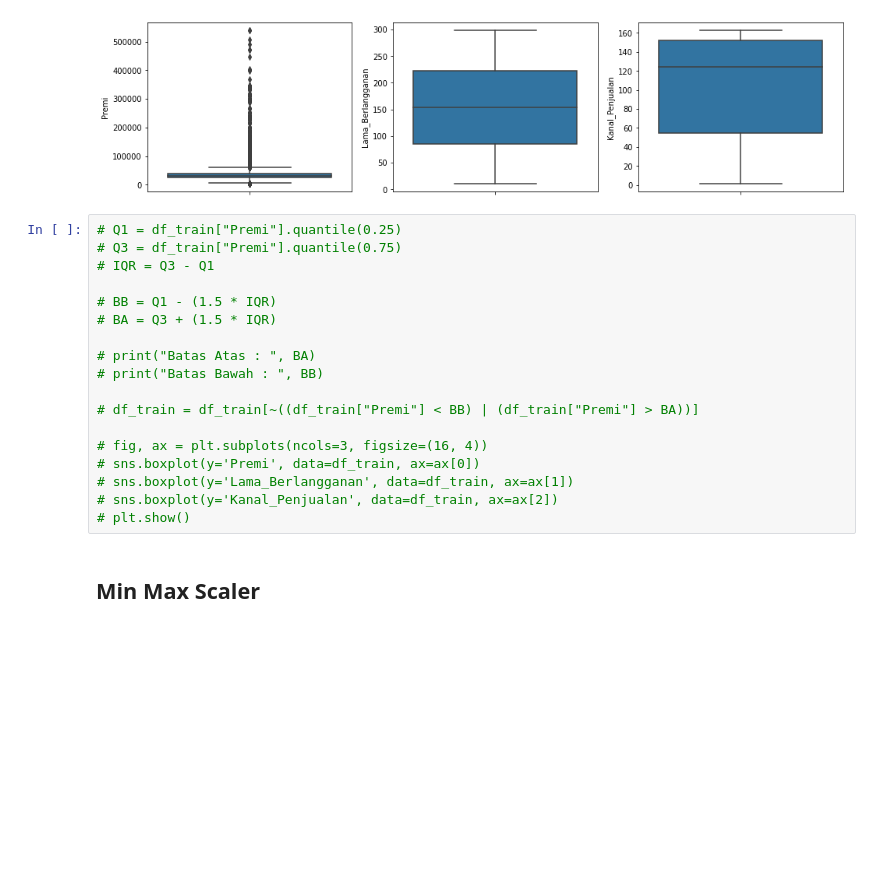
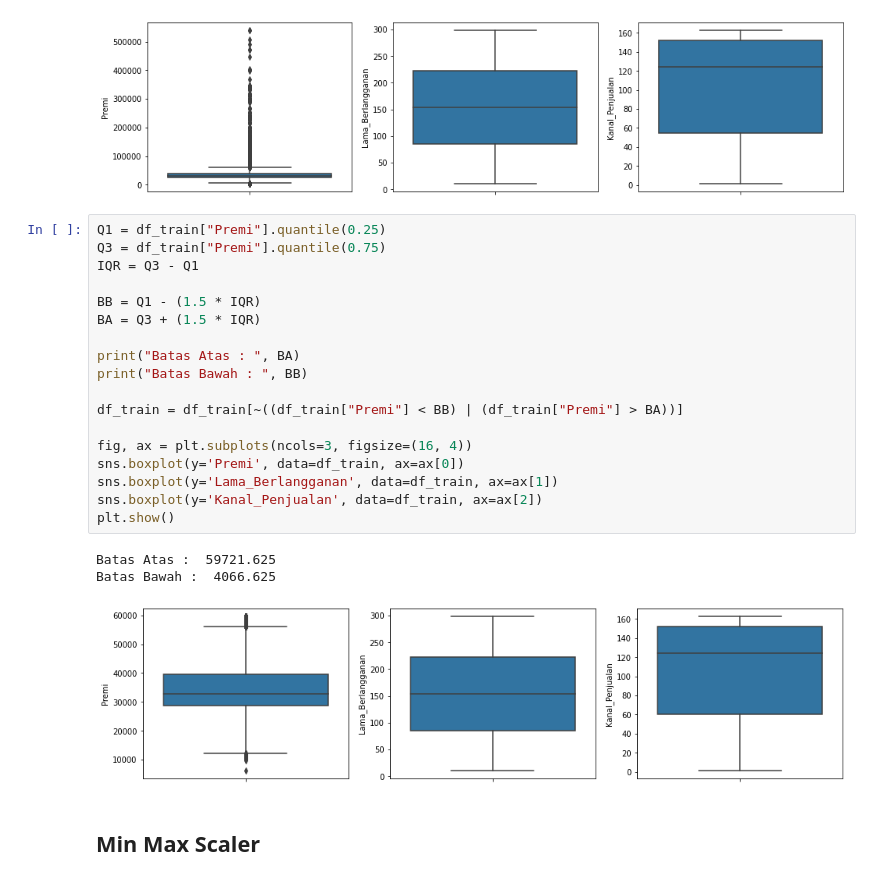
Before and after one commit to ShinyQ/Tugas-Besar-Pembelajaran-Mesin_Classification, a Jupyter notebook: DataPraprocessing.ipynb, the cells around one changed output. Drawn from its saved outputs; the diff is of its cells as text; blank space fills up the shorter version.

```diff
--- a/DataPraprocessing.ipynb
+++ b/DataPraprocessing.ipynb
@@ -134,23 +134,27 @@ plt.show()
 # %% [output]
 [figure]
 # %%
-# Q1 = df_train["Premi"].quantile(0.25)
-# Q3 = df_train["Premi"].quantile(0.75)
-# IQR = Q3 - Q1
+Q1 = df_train["Premi"].quantile(0.25)
+Q3 = df_train["Premi"].quantile(0.75)
+IQR = Q3 - Q1
 
-# BB = Q1 - (1.5 * IQR)
-# BA = Q3 + (1.5 * IQR)
+BB = Q1 - (1.5 * IQR)
+BA = Q3 + (1.5 * IQR)
 
-# print("Batas Atas : ", BA)
-# print("Batas Bawah : ", BB)
+print("Batas Atas : ", BA)
+print("Batas Bawah : ", BB)
 
-# df_train = df_train[~((df_train["Premi"] < BB) | (df_train["Premi"] > BA))]
+df_train = df_train[~((df_train["Premi"] < BB) | (df_train["Premi"] > BA))]
 
-# fig, ax = plt.subplots(ncols=3, figsize=(16, 4))
-# sns.boxplot(y='Premi', data=df_train, ax=ax[0])
-# sns.boxplot(y='Lama_Berlangganan', data=df_train, ax=ax[1])
-# sns.boxplot(y='Kanal_Penjualan', data=df_train, ax=ax[2])
-# plt.show()
+fig, ax = plt.subplots(ncols=3, figsize=(16, 4))
+sns.boxplot(y='Premi', data=df_train, ax=ax[0])
+sns.boxplot(y='Lama_Berlangganan', data=df_train, ax=ax[1])
+sns.boxplot(y='Kanal_Penjualan', data=df_train, ax=ax[2])
+plt.show()
+# %% [output]
+Batas Atas :  59721.625
+Batas Bawah :  4066.625
+[figure, added]
 # %% [markdown]
 ## **Min Max Scaler**
 # %%
```
Also changed, not shown: parts of 5 cells of this notebook, 8 other files.
